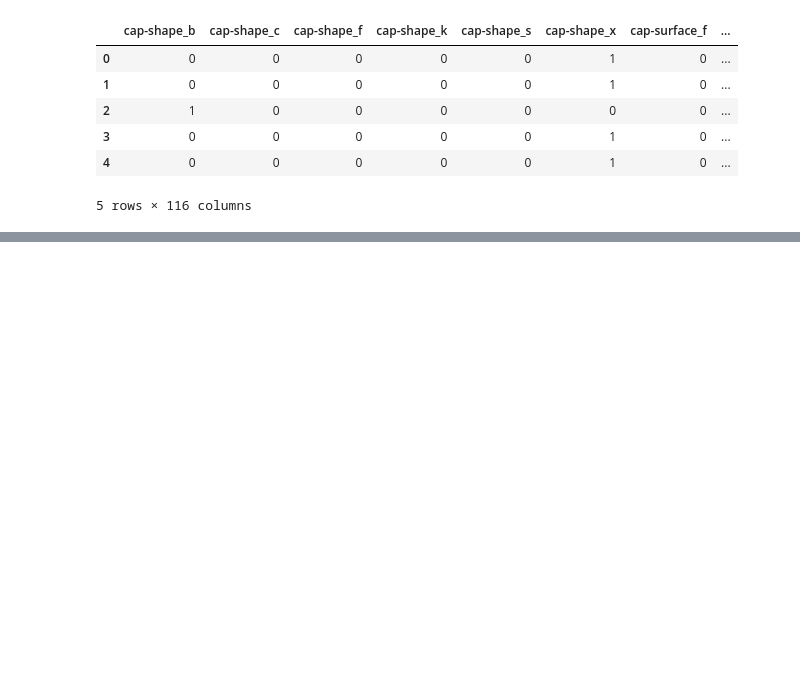
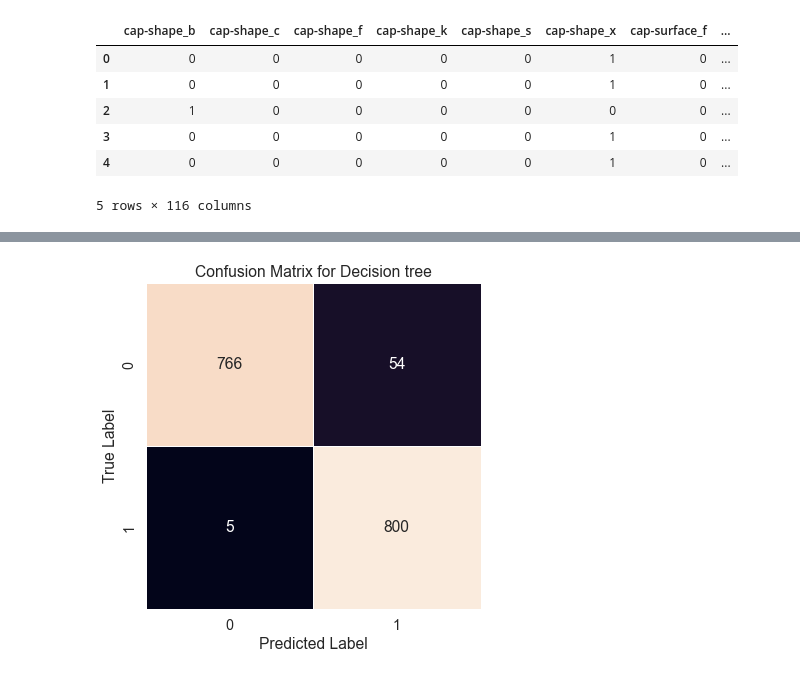
Before and after one commit to Uberkiwii/mushroom-churn-classification, a Jupyter notebook: 4320 group project.ipynb, the cells around one changed output, grey strips where cells are left out. Drawn from its saved outputs; the diff is of its cells as text; code cells hidden in the pictures; blank space fills up the shorter version.

```diff
--- a/4320 group project.ipynb
+++ b/4320 group project.ipynb
@@ -345,3 +347,4 @@ from sklearn.metrics import accuracy_score
 # %%
 dTree = DecisionTreeClassifier(criterion='entropy', max_depth=3, random_state=0)
 dTree.fit(X_train, y_train)
+t_pred = dTree.predict(X_test)
@@ -372,0 +380,11 @@ tree.plot_tree(dTree, filled = True)
+# %%
+# Plot confusion matrix for Decision tree
+tree_matrix = confusion_matrix(y_test,t_pred)
+sns.set(font_scale=1.3)
+plt.subplots(figsize=(6, 6))
+sns.heatmap(tree_matrix,annot=True, cbar=False,linewidth=0.5,fmt="d")
+plt.ylabel('True Label')
+plt.xlabel('Predicted Label')
+plt.title('Confusion Matrix for Decision tree');
+# %% [output]
+[figure, added]
```
Also changed, not shown: parts of 8 cells of this notebook.
